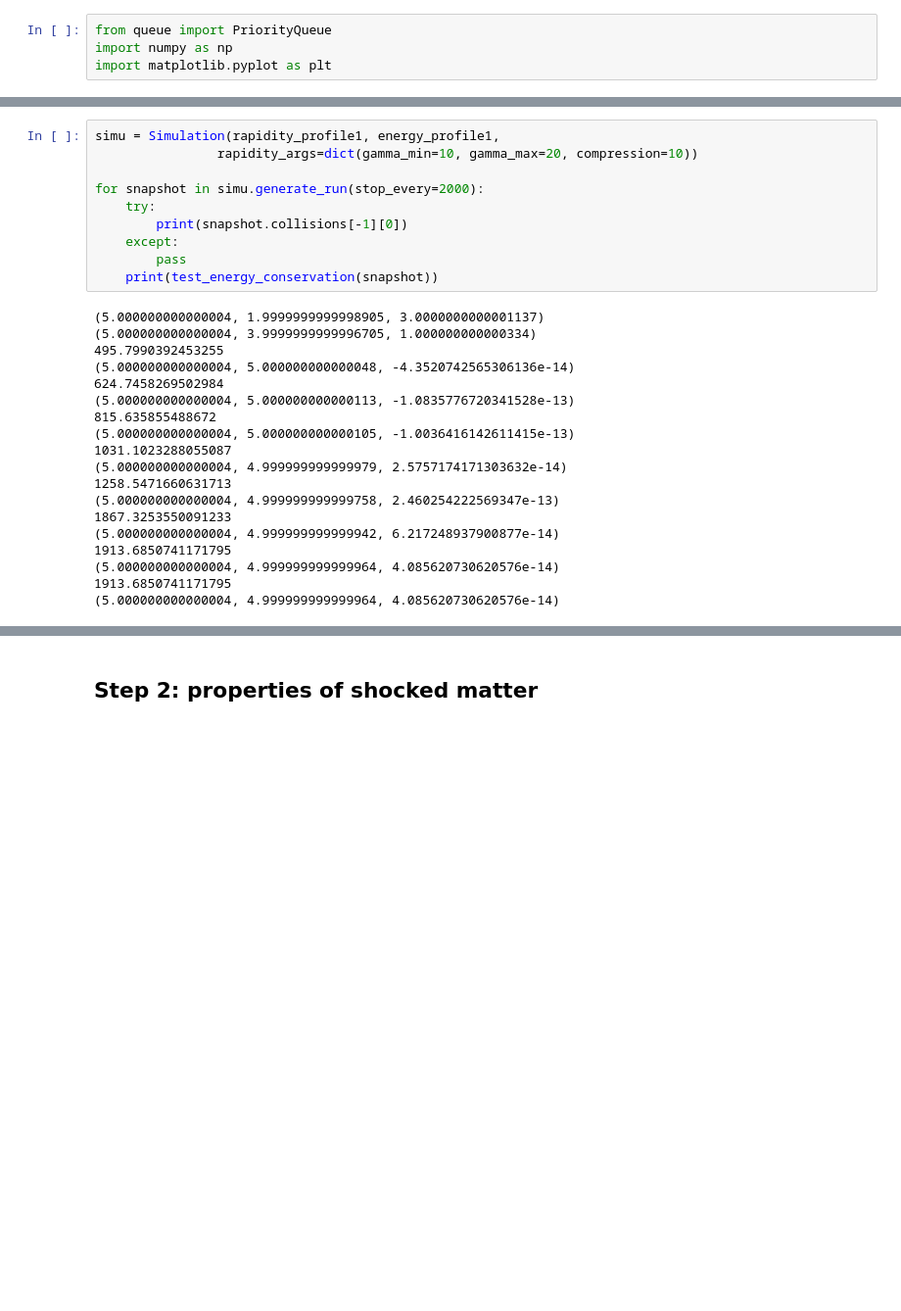
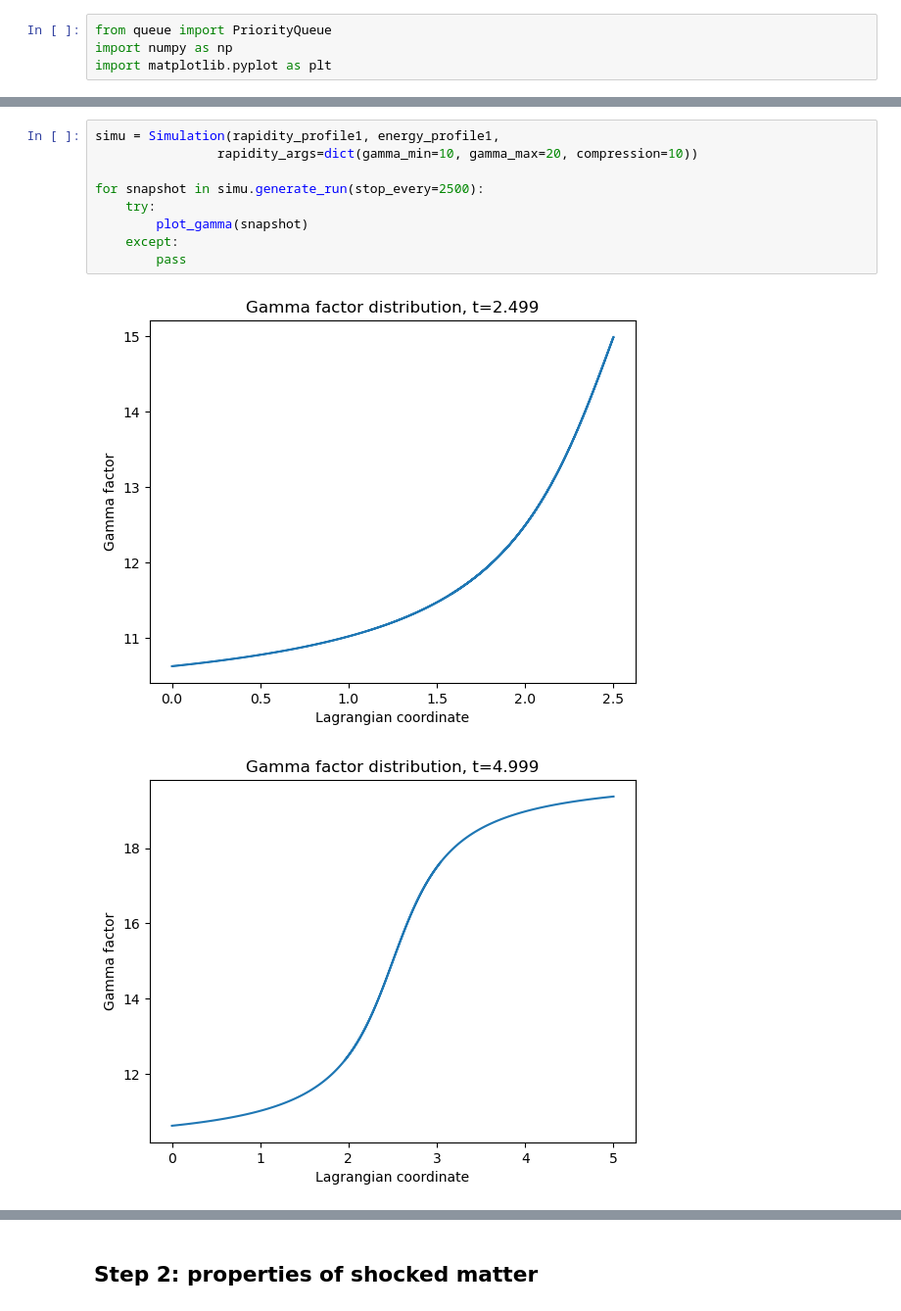
Before and after one commit to solano/gamma-ray-bursts, a Jupyter notebook: gamma-ray-bursts.ipynb, the cells around one changed output, grey strips where cells are left out. Shown at 98% size. Saved outputs shown, nothing was run; the diff lists cells and outputs as text; blank space fills up the shorter version.

Commit message:
computed gamma factor versus lagrangian coordinate

```diff
--- a/gamma-ray-bursts.ipynb
+++ b/gamma-ray-bursts.ipynb
@@ -273,29 +302,12 @@ def test_energy_conservation(simu):
 # %%
 simu = Simulation(rapidity_profile1, energy_profile1,
                 rapidity_args=dict(gamma_min=10, gamma_max=20, compression=10))
 
-for snapshot in simu.generate_run(stop_every=2000):
+for snapshot in simu.generate_run(stop_every=2500):
     try:
-        print(snapshot.collisions[-1][0])
+        plot_gamma(snapshot)
     except:
         pass
-    print(test_energy_conservation(snapshot))
 # %% [output]
-(5.000000000000004, 1.9999999999998905, 3.0000000000001137)
-(5.000000000000004, 3.9999999999996705, 1.000000000000334)
-495.7990392453255
-(5.000000000000004, 5.000000000000048, -4.3520742565306136e-14)
-624.7458269502984
-(5.000000000000004, 5.000000000000113, -1.0835776720341528e-13)
-815.635855488672
-(5.000000000000004, 5.000000000000105, -1.0036416142611415e-13)
-1031.1023288055087
-(5.000000000000004, 4.999999999999979, 2.5757174171303632e-14)
-1258.5471660631713
-(5.000000000000004, 4.999999999999758, 2.460254222569347e-13)
-1867.3253550091233
-(5.000000000000004, 4.999999999999942, 6.217248937900877e-14)
-1913.6850741171795
-(5.000000000000004, 4.999999999999964, 4.085620730620576e-14)
-1913.6850741171795
-(5.000000000000004, 4.999999999999964, 4.085620730620576e-14)
+[figure, added]
+[figure, added]
```
Also changed, not shown: parts of 3 cells of this notebook.
